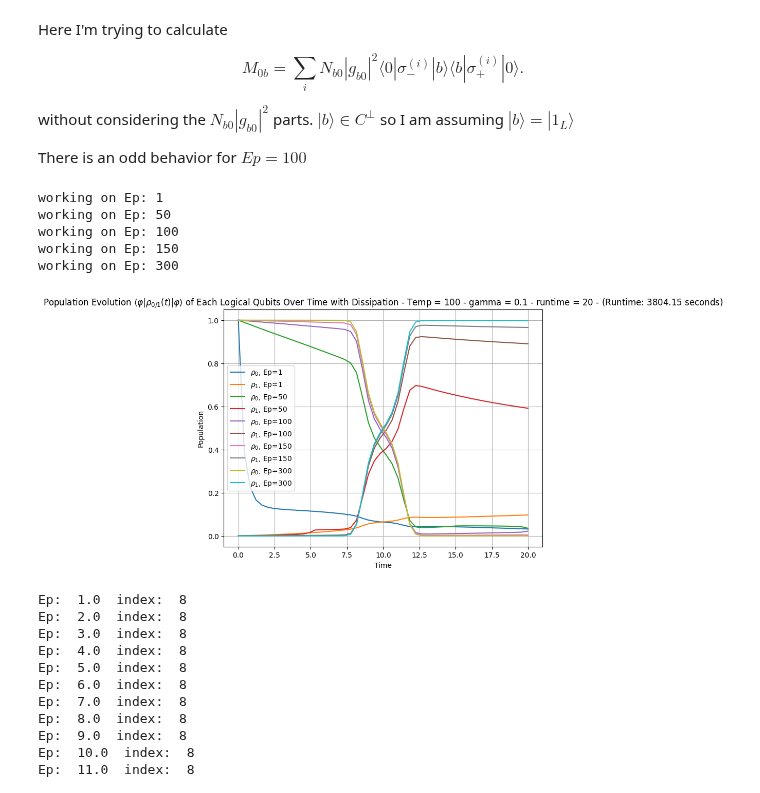
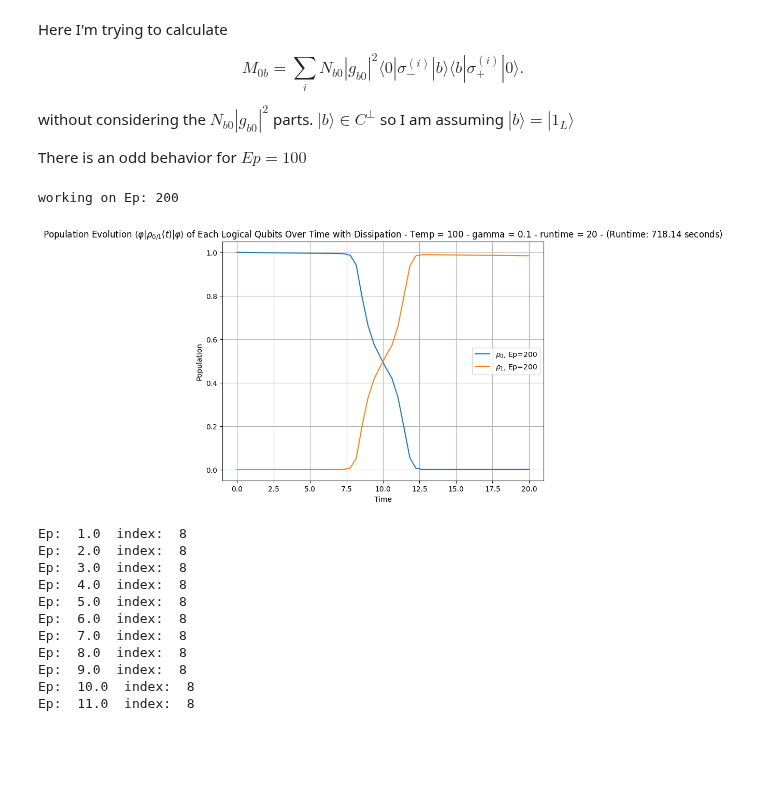
Before and after one commit to chenscheimq/QEC, a Jupyter notebook: EC3/RAP_stabilizers.ipynb, the cells around one changed output. Cells and saved outputs as stored; diff of their text form; code cells hidden in the pictures; blank space fills up the shorter version.

```diff
--- a/EC3/RAP_stabilizers.ipynb
+++ b/EC3/RAP_stabilizers.ipynb
@@ -318,15 +318,17 @@ n_qubits = 4
 max_time = 20
 times = np.linspace(0, max_time, 50)
 sigma = 1
-omega_max = 50
+omega_max = 10
 
 # Time-dependent functions
 omega_t = lambda t: omega_max * np.exp(-0.5 * ((t - max_time/2) / sigma) ** 2)
-delta_t = lambda t: 100 * (t / (max_time / 2) - 1)
+delta_t = lambda t: 2 * omega_max * (t / (max_time / 2) - 1)
+
 
 T = 100 # temp
 # Eps = [1, 50, 80, 100, 110, 150]
-Eps = [1, 50, 100, 150, 300]
+# Eps = [1, 50, 100, 150, 300]
+Eps = [200]
 gamma_sqrt = 0.1
 
 # Assuming logical_zero and logical_one are properly defined Qobjs
@@ -344,6 +346,7 @@ for Ep in Eps:
     # Time-dependent Hamiltonian
     def H_t(t):
         return omega_t(t) * X_L + delta_t(t) * Z_L + Hp  # Assuming H_x and H_z are valid Qobjs
+
 
     # H_t = [[X_L,omega_t], [Z_L, delta_t], Hp]
     args_C = {"H": H_t,
@@ -365,39 +368,35 @@ for Ep in Eps:
         # c_ops_s.append(lambda t: c_ops_gen(t, args_C))
 
     # Solve the master equation
     results = mesolve(H_t, rho0, times, c_ops=c_ops_s, e_ops=e_ops,
                       options={'nsteps': 10000,
                                'atol': 1e-3})
     # , options={'nsteps': 100000, 'atol': 1e-2}
 
     # Plotting results
     plt.plot(times, results.expect[0], label=r"$\rho_0$"+f", Ep={Ep}")
     plt.plot(times, results.expect[1], label=r"$\rho_1$"+f", Ep={Ep}")
 
 
 # Stop the timer
 end_time = time.time()
 runtime = end_time - start_time
 
 plt.grid()
 plt.legend()
 plt.xlabel('Time')
 plt.ylabel('Population')
 plt.title('Population Evolution ' +
           r"$\langle\varphi|\rho_{0/1}(t)|\varphi\rangle$" +
           ' of Each Logical Qubits Over Time with Dissipation' +
           f" - Temp = {T} - " +
           f"gamma = {gamma_sqrt} - " +
           f"runtime = {max_time} - " +
           f"(Runtime: {runtime:.2f} seconds)")
 plt.show()
 # %% [output]
-working on Ep: 1
-working on Ep: 50
-working on Ep: 100
-working on Ep: 150
-working on Ep: 300
+working on Ep: 200
-[figure, old version]
+[figure, new version]
 # %%
 T = 10
 t = np.linspace(0, T, 1000)
```
Also changed, not shown: parts of 1 cell of this notebook, 7 other files.
